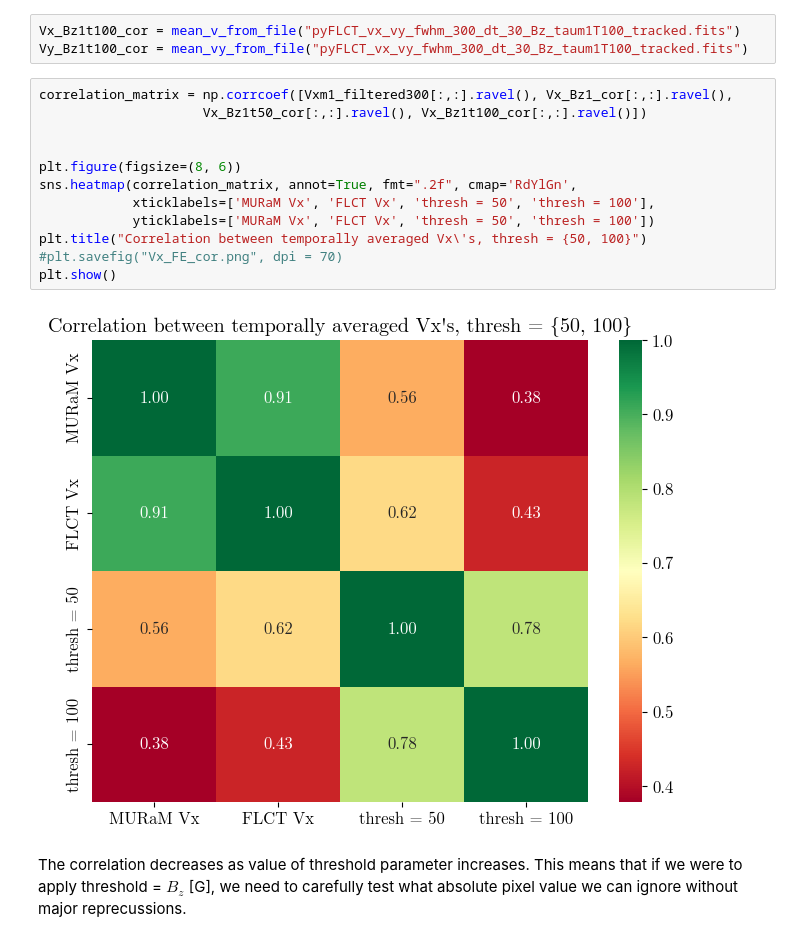
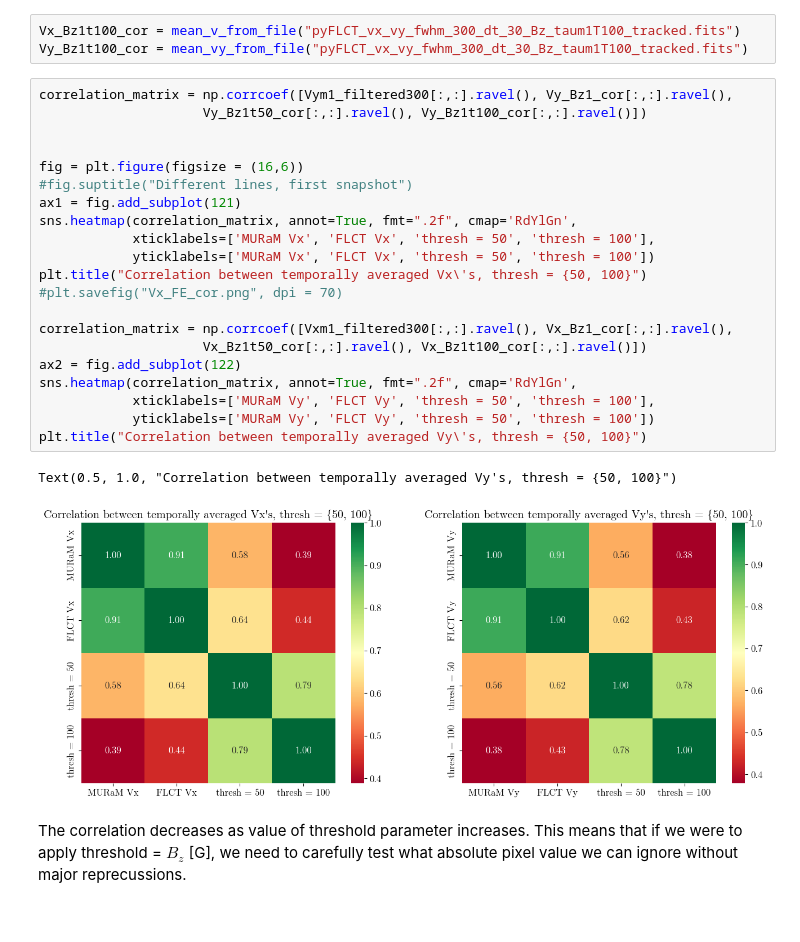
Before and after one commit to TheodoreKostic/Tracking_features, a Jupyter notebook: ISSI_Flow_tracking/FLCT_Thresh.ipynb, the cells around one changed output. Drawn from its saved outputs; the diff is of its cells as text.

```diff
--- a/ISSI_Flow_tracking/FLCT_Thresh.ipynb
+++ b/ISSI_Flow_tracking/FLCT_Thresh.ipynb
@@ -116,19 +116,29 @@ Vy_Bz1t50_cor = mean_vy_from_file("pyFLCT_vx_vy_fwhm_300_dt_30_Bz_taum1T50_track
 Vx_Bz1t100_cor = mean_v_from_file("pyFLCT_vx_vy_fwhm_300_dt_30_Bz_taum1T100_tracked.fits")
 Vy_Bz1t100_cor = mean_vy_from_file("pyFLCT_vx_vy_fwhm_300_dt_30_Bz_taum1T100_tracked.fits")
 # %%
-correlation_matrix = np.corrcoef([Vxm1_filtered300[:,:].ravel(), Vx_Bz1_cor[:,:].ravel(),
-                     Vx_Bz1t50_cor[:,:].ravel(), Vx_Bz1t100_cor[:,:].ravel()])
+correlation_matrix = np.corrcoef([Vym1_filtered300[:,:].ravel(), Vy_Bz1_cor[:,:].ravel(),
+                     Vy_Bz1t50_cor[:,:].ravel(), Vy_Bz1t100_cor[:,:].ravel()])
 
 
-plt.figure(figsize=(8, 6))
+fig = plt.figure(figsize = (16,6))
+#fig.suptitle("Different lines, first snapshot")
+ax1 = fig.add_subplot(121)
 sns.heatmap(correlation_matrix, annot=True, fmt=".2f", cmap='RdYlGn',
             xticklabels=['MURaM Vx', 'FLCT Vx', 'thresh = 50', 'thresh = 100'],
             yticklabels=['MURaM Vx', 'FLCT Vx', 'thresh = 50', 'thresh = 100'])
 plt.title("Correlation between temporally averaged Vx\'s, thresh = {50, 100}")
 #plt.savefig("Vx_FE_cor.png", dpi = 70)
-plt.show()
+
+correlation_matrix = np.corrcoef([Vxm1_filtered300[:,:].ravel(), Vx_Bz1_cor[:,:].ravel(),
+                     Vx_Bz1t50_cor[:,:].ravel(), Vx_Bz1t100_cor[:,:].ravel()])
+ax2 = fig.add_subplot(122)
+sns.heatmap(correlation_matrix, annot=True, fmt=".2f", cmap='RdYlGn',
+            xticklabels=['MURaM Vy', 'FLCT Vy', 'thresh = 50', 'thresh = 100'],
+            yticklabels=['MURaM Vy', 'FLCT Vy', 'thresh = 50', 'thresh = 100'])
+plt.title("Correlation between temporally averaged Vy\'s, thresh = {50, 100}")
 # %% [output]
+Text(0.5, 1.0, "Correlation between temporally averaged Vy's, thresh = {50, 100}")
-[figure, old version]
+[figure, new version]
 # %% [markdown]
 <p>
     The correlation decreases as value of threshold parameter increases. This means that if we were to apply threshold = $B_z$ [G], we need to carefully test what absolute pixel value we can ignore without major reprecussions.
```
